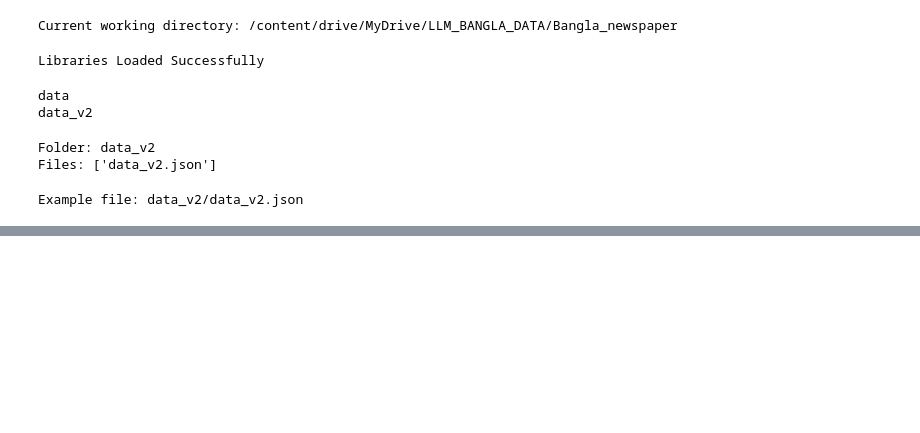
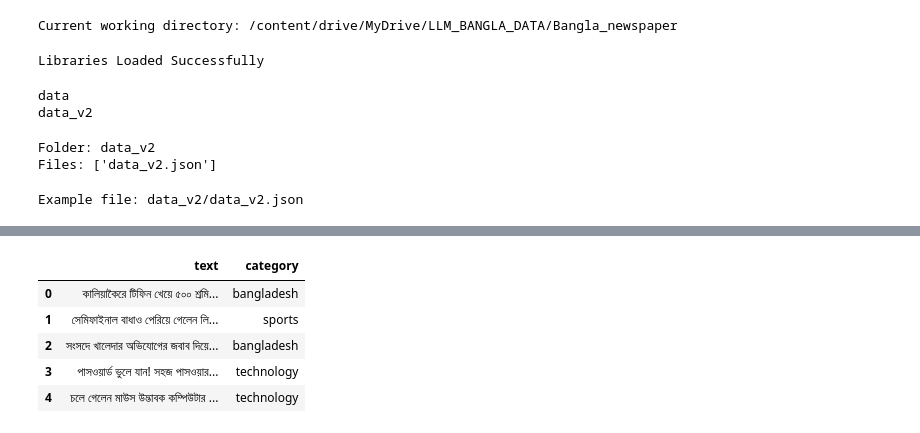
Before and after one commit to mahmudscode/NLP_work, a Jupyter notebook: NLP_WORK.ipynb, the cells around one changed output, grey strips where cells are left out. Drawn from its saved outputs; the diff is of its cells as text; code cells hidden in the pictures; blank space fills up the shorter version.

```diff
--- a/NLP_WORK.ipynb
+++ b/NLP_WORK.ipynb
@@ -85,0 +140,22 @@ print(len(data))
+# %%
+df["text"] = (
+    df["title"].fillna("")
+    + " "
+    + df["content"].fillna("")
+)
+
+df = df[
+    [
+        "text",
+        "category"
+    ]
+]
+
+df.head()
+# %% [output]
+|  | text | category |
+| 0 | কালিয়াকৈরে টিফিন খেয়ে ৫০০ শ্রমি... | bangladesh |
+| 1 | সেমিফাইনাল বাধাও পেরিয়ে গেলেন লি... | sports |
+| 2 | সংসদে খালেদার অভিযোগের জবাব দিয়ে... | bangladesh |
+| 3 | পাসওয়ার্ড ভুলে যান! সহজ পাসওয়ার... | technology |
+| 4 | চলে গেলেন মাউস উদ্ভাবক কম্পিউটার ... | technology |
```
Also changed, not shown: parts of 16 cells of this notebook.
